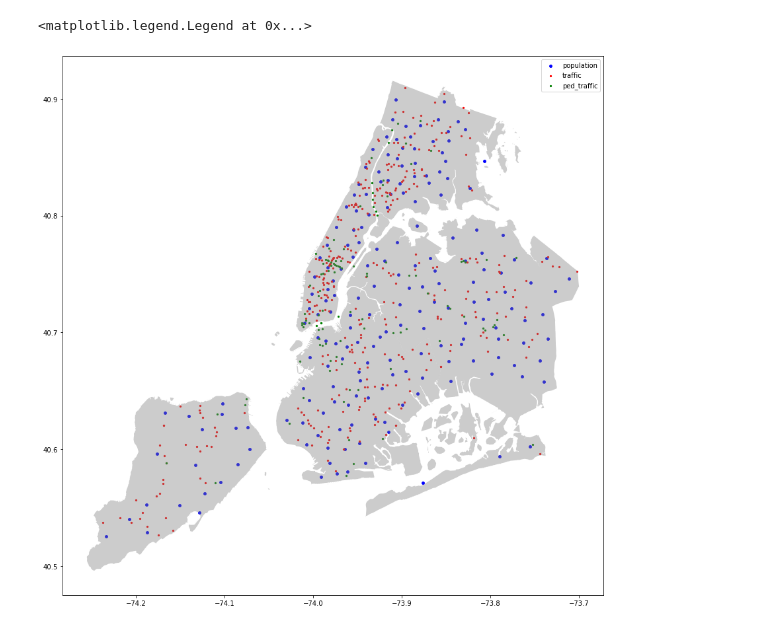
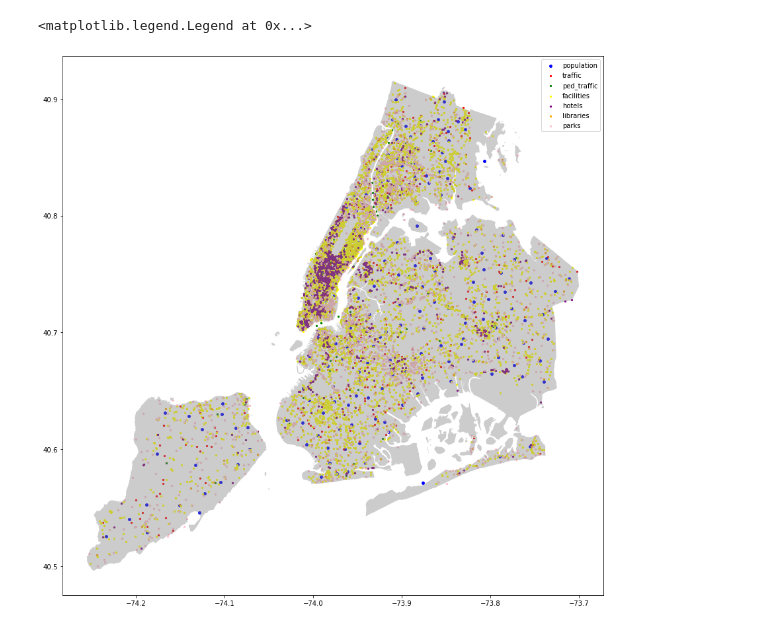
Before and after one commit to fynnweaver/Mid-Term-Project, a Jupyter notebook: notebooks/map.ipynb, the cells around one changed output. Saved outputs shown, nothing was run; the diff lists cells and outputs as text; code cells hidden in the pictures.

Commit message:
Preliminary map and csv fixes
added all current features to map
fixed geocoded_population and facilities csvs

```diff
--- a/notebooks/map.ipynb
+++ b/notebooks/map.ipynb
@@ -8,6 +8,11 @@ import matplotlib.pyplot as plt
 pop_df = pd.read_csv('../Mid-Term-Project/processed_data/geocoded_population.csv')
 traf_df = pd.read_csv('../Mid-Term-Project/processed_data/geocoded_traffic.csv')
 ped_df = pd.read_csv('../Mid-Term-Project/processed_data/geocoded_pedestrian.csv')
+fac_df = pd.read_csv('../Mid-Term-Project/processed_data/facilities.csv')
+hot_df = pd.read_csv('../Mid-Term-Project/processed_data/hotels.csv')
+lib_df = pd.read_csv('../Mid-Term-Project/processed_data/libraries.csv')
+park_df = pd.read_csv('../Mid-Term-Project/processed_data/parks.csv')
+
 
 crs = {'init': 'epsg:2263'}
 # %%
@@ -23,19 +28,22 @@ def llz_set(df_list):
         new_df_list.append(lat_long_zip(element))
     return new_df_list
 # %%
-df_list = [pop_df, traf_df, ped_df]
+df_list = [pop_df, traf_df, ped_df, fac_df, hot_df, lib_df, park_df]
 new_df_list = llz_set(df_list)
 # %%
 boroughs = geopandas.read_file(geoplot.datasets.get_path('nyc_boroughs'))
-
 
 fig,ax=plt.subplots(figsize=(15,15))
 new_df_list[0].plot(ax = ax, markersize = 15, color = 'blue', marker = 'o', label = 'population')
 new_df_list[1].plot(ax = ax, markersize = 5, color = 'red', marker = 'o', label = 'traffic')
 new_df_list[2].plot(ax = ax, markersize = 5, color = 'green', marker = 'o', label = 'ped_traffic')
+new_df_list[3].plot(ax = ax, markersize = 5, color = 'yellow', marker = 'o', label = 'facilities')
+new_df_list[4].plot(ax = ax, markersize = 5, color = 'purple', marker = 'o', label = 'hotels')
+new_df_list[5].plot(ax = ax, markersize = 5, color = 'orange', marker = 'o', label = 'libraries')
+new_df_list[6].plot(ax = ax, markersize = 5, color = 'pink', marker = 'o', label = 'parks')
 
 boroughs.plot(ax=ax,alpha=0.4,color="grey")
 plt.legend()
 # %% [output]
 <matplotlib.legend.Legend at 0x...>
-[figure, old version]
+[figure, new version]
```
Also changed, not shown: 4 other files.
